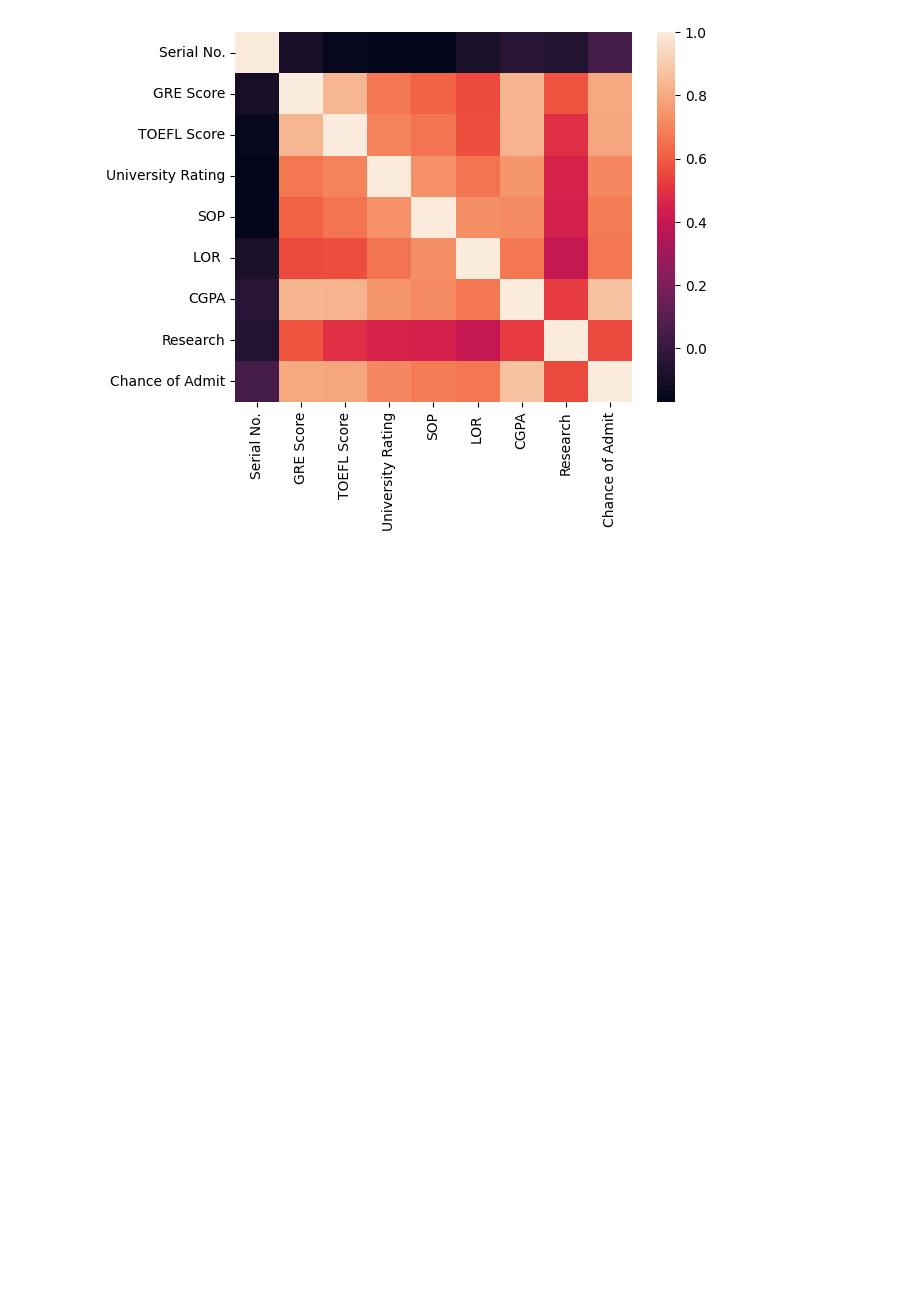
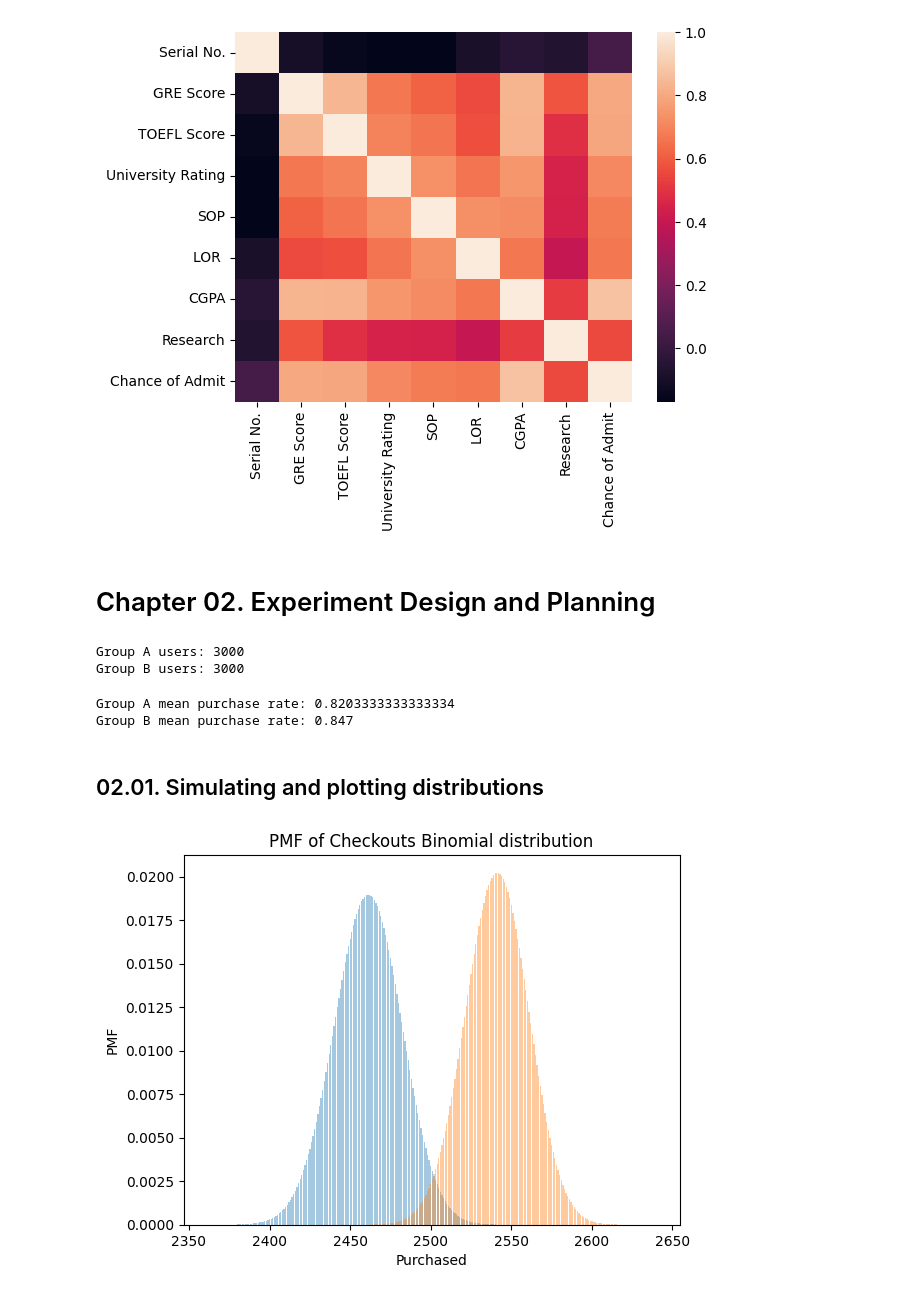
Before and after one commit to alexandergribenchenko/datacamp, a Jupyter notebook: AB_Testing_in_Python/NB_AB_Testing_in_Python.ipynb, the cells around one changed output. Cells and saved outputs as stored; diff of their text form; code cells hidden in the pictures; blank space fills up the shorter version.

```diff
--- a/AB_Testing_in_Python/NB_AB_Testing_in_Python.ipynb
+++ b/AB_Testing_in_Python/NB_AB_Testing_in_Python.ipynb
@@ -182,3 +184,25 @@ sns.heatmap(df_admissions.corr(),annot=False)
 # %% [output]
 <Axes: >
 [figure]
+# %% [markdown]
+# Chapter 02. Experiment Design and Planning
+# %%
+# Calculate the number of users in groups A and B
+n_A = df_checkout[df_checkout['checkout_page'] == 'A']['purchased'].count()
+n_B = df_checkout[df_checkout['checkout_page'] == 'B']['purchased'].count()
+print('Group A users:',n_A)
+print('Group B users:',n_B)
+# %% [output]
+Group A users: 3000
+Group B users: 3000
+# %%
+# Calculate the mean purchase rates of groups A and B
+p_A = df_checkout[df_checkout['checkout_page'] == 'A']['purchased'].mean()
+p_B = df_checkout[df_checkout['checkout_page'] == 'B']['purchased'].mean()
+print('Group A mean purchase rate:',p_A)
+print('Group B mean purchase rate:',p_B)
+# %% [output]
+Group A mean purchase rate: 0.8203333333333334
+Group B mean purchase rate: 0.847
+# %% [markdown]
+## 02.01. Simulating and plotting distributions
@@ -184,0 +212,16 @@ sns.heatmap(df_admissions.corr(),annot=False)
+# %%
+# Import binom from scipy library
+from scipy.stats import binom
+# Create x-axis range and Binomial distributions A and B
+x = np.arange(n_A*p_A - 100, n_B*p_B + 100)
+binom_a = binom.pmf(x, n_A, p_A)
+binom_b = binom.pmf(x, n_B, p_B)
+# Plot Binomial distributions A and B
+plt.bar(x, binom_a, alpha=0.4, label='Checkout A')
+plt.bar(x, binom_b, alpha=0.4, label='Checkout B')
+plt.xlabel('Purchased')
+plt.ylabel('PMF')
+plt.title('PMF of Checkouts Binomial distribution')
+plt.show()
+# %% [output]
+[figure, added]
```
Also changed, not shown: parts of 14 cells of this notebook.
